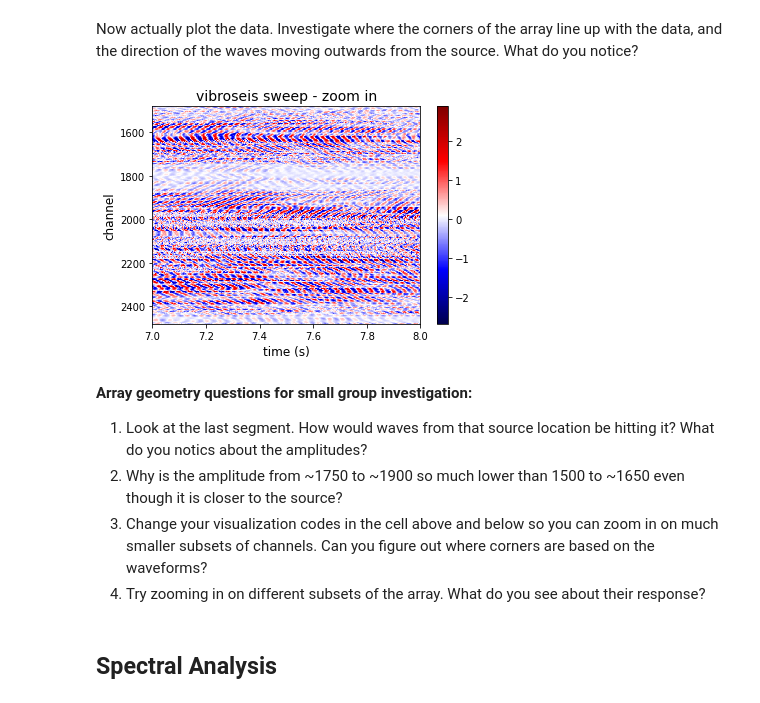
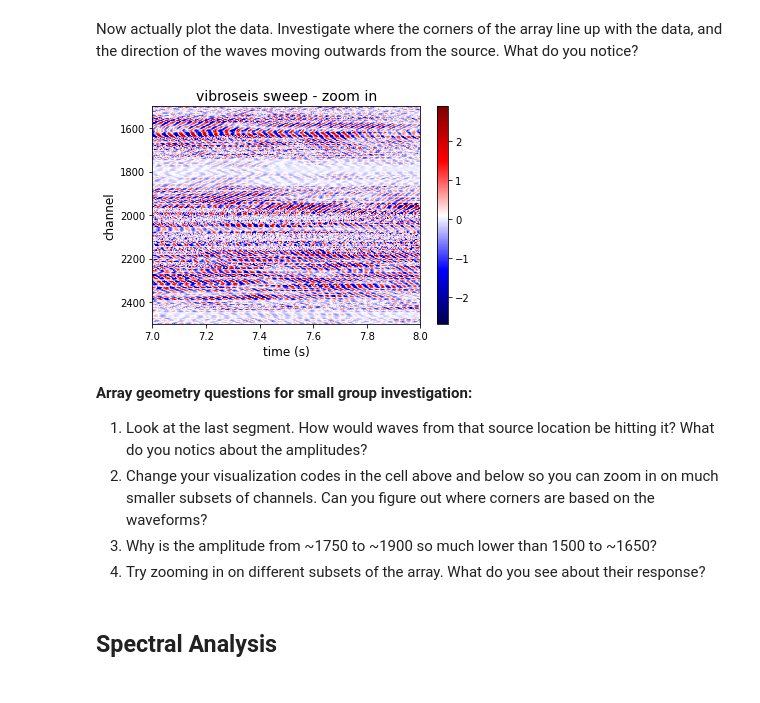
Before and after one commit to DAS-RCN/IntroToDASData, a Jupyter notebook: BradyHotSprings.ipynb, the cells around one changed output. Saved outputs shown, nothing was run; the diff lists cells and outputs as text; code cells hidden in the pictures.

```diff
--- a/BradyHotSprings.ipynb
+++ b/BradyHotSprings.ipynb
@@ -154,9 +154,10 @@ PoroTomo_iDAS16043_ 100%[===================>]   1000M  34.2MB/s    in 30s
 # %% [markdown]
 These data are SEG-Y formatted, which is a common format for active source exploration seismic data. Check the [SEG Wiki page](https://wiki.seg.org/wiki/SEG-Y#:~:text=The%20SEG%2DY%20(sometimes%20SEG,%2C%20a%20non%2Dprofit%20organization.) for more details.
 # %%
-chNumberFor0thTrace = -20 # had to look in the csv file to know this (specific to this dataset's channel/geometry mapping info)
-startTrNumber = minRow # for full array # for just one segment you could instead use 5275 to 5490
+chNumberFor0thTrace = -20 # just as a note- had to look in the csv file to know this (specific to this dataset's channel/geometry mapping info)
+startTrNumber = minRow # for full array
 endTrNumber =  maxRow # for full array
+nTr = endTrNumber-startTrNumber+1
 
 # open up the SEGY file using Obspy
 datafile = "PoroTomo_iDAS16043_160325140048.sgy"
@@ -172,9 +173,12 @@ samplesPerSecond = stats.sampling_rate
 secondsPerRecord = stats.npts*stats.delta
 nSamples = stats.npts
 
+# To try yourself: print out all of these stats and see what other information
+# you can get about the dataset.
+
 # create an empty 2D numpy array to store data
 # (rows correspond to channel, columns correspond to time)
-data = np.zeros((endTrNumber-startTrNumber+1,nSamples))
+data = np.zeros((nTr,nSamples))
 
 # read data from all channels and store in the numpy array
 for tr in range(startTrNumber,endTrNumber+1):
@@ -206,8 +222,13 @@ INPUTS:
 * sampleRate: a float indicating number of samples per second (of each sensor)
 # %%
 def plotSpaceTime(someData,minSec,maxSec,minCh,maxCh,title,sampleRate):
-
-  # ****TO DO : add error checking***
+  # Basic error checking
+  if (minSec >= maxSec) or (minSec < 0) or (maxSec*sampleRate > someData.shape[1]):
+    print("ERROR in plotSpaceTime inputs minSec: "+str(minSec)+" or maxSec: "+str(maxSec))
+    return
+  if (minCh >= maxCh) or (minCh < 0) or (maxCh > someData.shape[0]):
+    print("Error in plotSpaceTime inputs minCh: "+str(minCh)+" or maxCh: "+str(maxCh)+" referring to array with "+str(someData.shape[0])+" channels.")
+    return
 
   # turn time range (in seconds) to indices
   minSecID = int(minSec*sampleRate)
@@ -308,17 +336,15 @@ plt.show()
 Now actually plot the data. Investigate where the corners of the array line up with the data, and the direction of the waves moving outwards from the source. What do you notice?
 # %%
 title='vibroseis sweep - zoom in'
-beginningCh = startCh+chNumberFor0thTrace # because of the channel indexing offset, don't forget this
-endingCh =  endCh+chNumberFor0thTrace
-plotSpaceTime(data, startSec, endSec, beginningCh, endingCh, title, samplesPerSecond) # call the actual plotting function
+plotSpaceTime(data, startSec, endSec, startCh, endCh, title, samplesPerSecond) # call the actual plotting function
 # %% [output]
-[figure, old version]
+[figure, new version]
 # %% [markdown]
 **Array geometry questions for small group investigation:**
 
 1. Look at the last segment. How would waves from that source location be hitting it? What do you notics about the amplitudes?
-2. Why is the amplitude from ~1750 to ~1900 so much lower than 1500 to ~1650 even though it is closer to the source?
-3. Change your visualization codes in the cell above and below so you can zoom in on much smaller subsets of channels. Can you figure out where corners are based on the waveforms?
+2. Change your visualization codes in the cell above and below so you can zoom in on much smaller subsets of channels. Can you figure out where corners are based on the waveforms?
+3. Why is the amplitude from ~1750 to ~1900 so much lower than 1500 to ~1650?
 4. Try zooming in on different subsets of the array. What do you see about their response?
 # %% [markdown]
 ## Spectral Analysis
```
Also changed, not shown: parts of 21 cells of this notebook.
